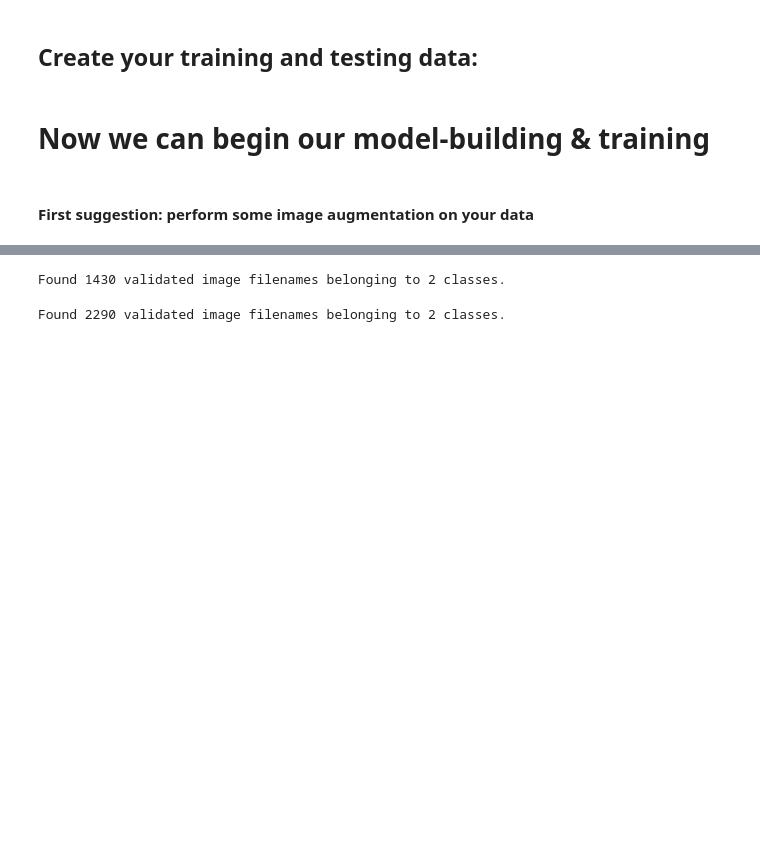
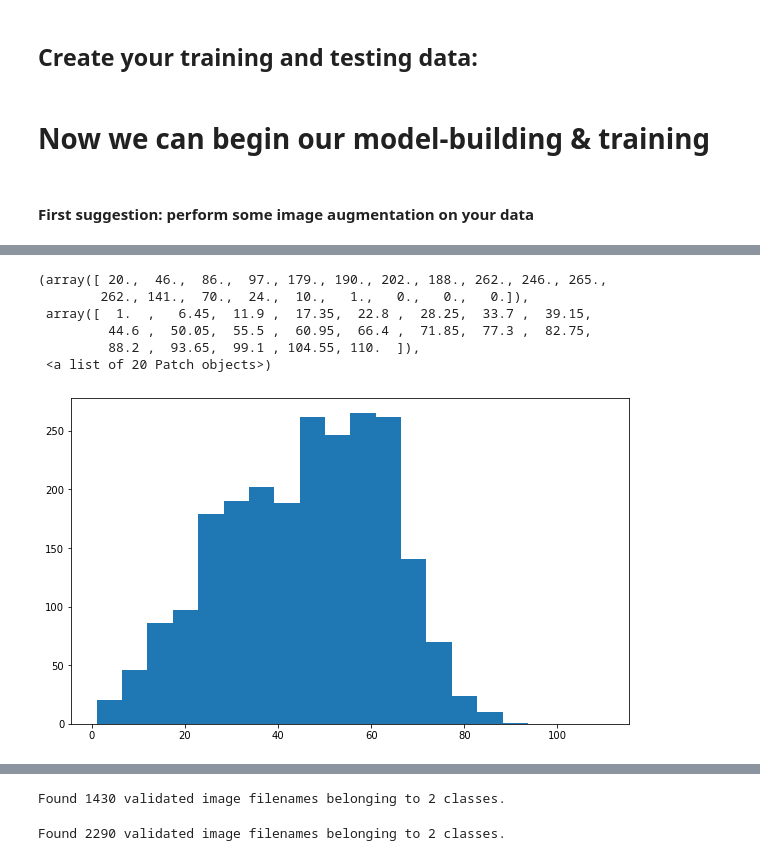
Before and after one commit to JackWarshaw/Udacity-Classwork, a Jupyter notebook: Build and train model.ipynb, the cells around one changed output, grey strips where cells are left out. Drawn from its saved outputs; the diff is of its cells as text; code cells hidden in the pictures; blank space fills up the shorter version.

```diff
--- a/Build and train model.ipynb
+++ b/Build and train model.ipynb
@@ -182,0 +189,11 @@ train_data, val_data = create_splits(all_xray_df)
+# %%
+plt.figure(figsize=(10,6))
+plt.hist(train_data['Patient Age'], bins=20, range=(1, 110))
+# %% [output]
+(array([ 20.,  46.,  86.,  97., 179., 190., 202., 188., 262., 246., 265.,
+        262., 141.,  70.,  24.,  10.,   1.,   0.,   0.,   0.]),
+ array([  1.  ,   6.45,  11.9 ,  17.35,  22.8 ,  28.25,  33.7 ,  39.15,
+         44.6 ,  50.05,  55.5 ,  60.95,  66.4 ,  71.85,  77.3 ,  82.75,
+         88.2 ,  93.65,  99.1 , 104.55, 110.  ]),
+ <a list of 20 Patch objects>)
+[figure, added]
```
Also changed, not shown: parts of 19 cells of this notebook.
